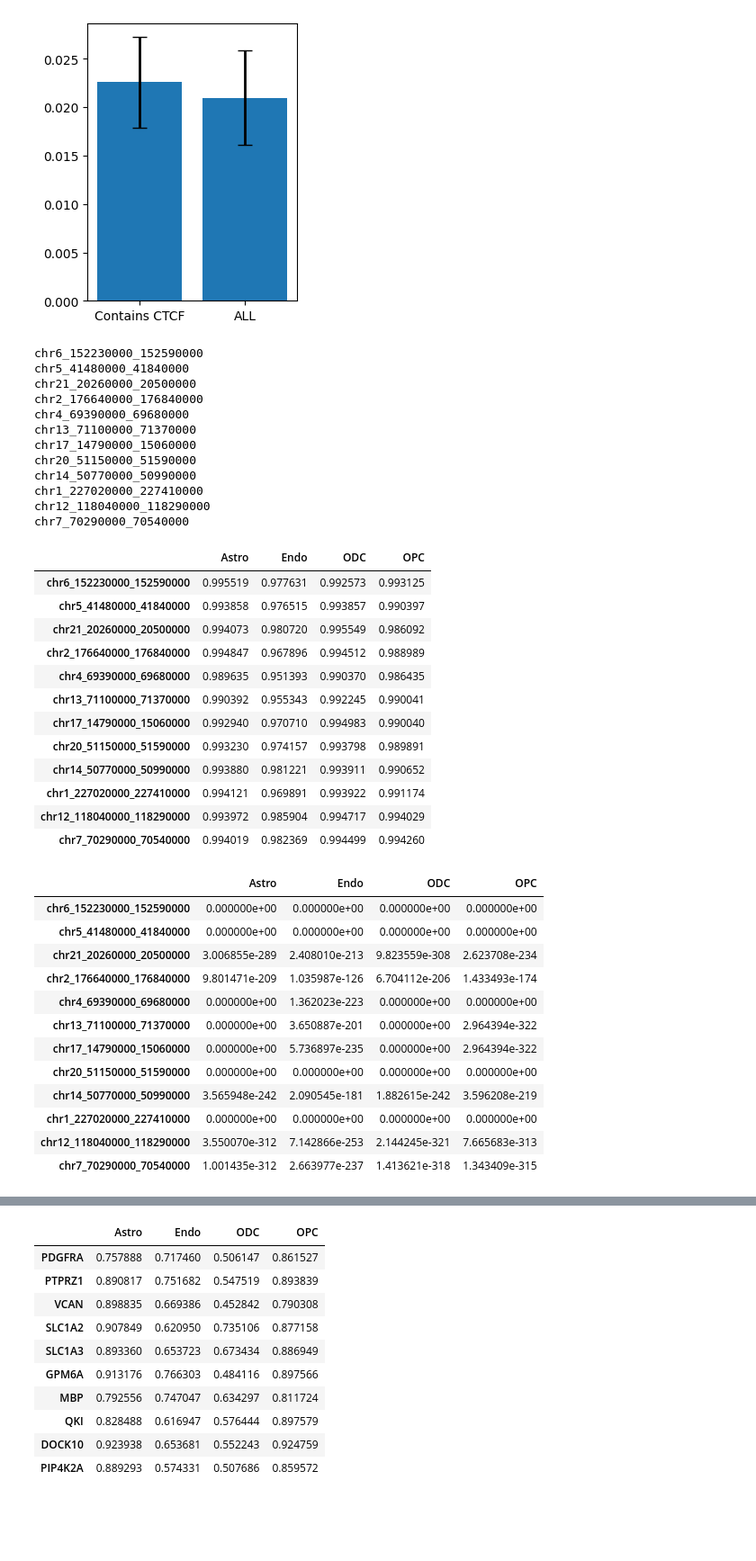
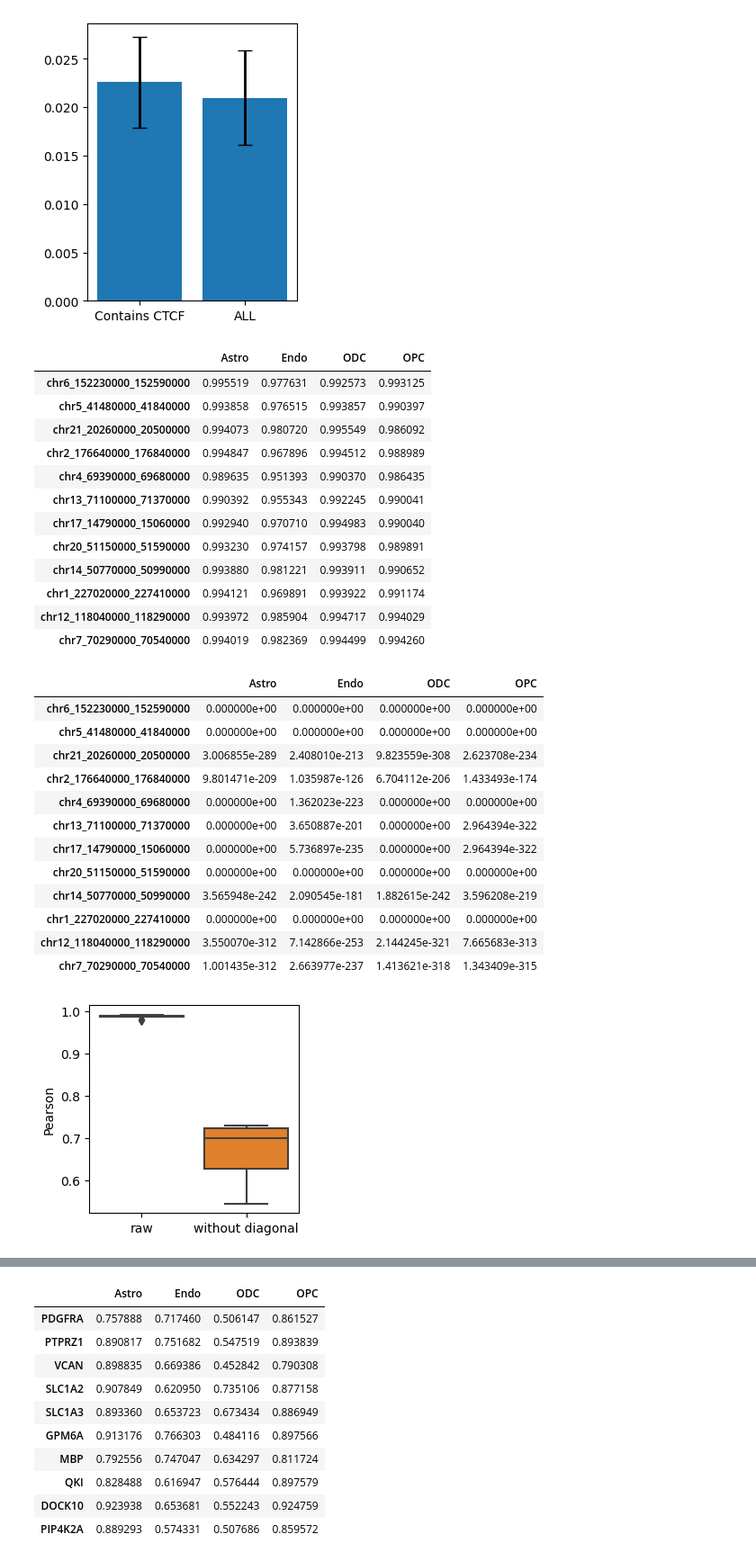
Before and after one commit to 4dglab/SEE, a Jupyter notebook: analyse/RandomAnalysis.ipynb, the cells around one changed output, grey strips where cells are left out. Shown at 90% size. Cells and saved outputs as stored; diff of their text form; code cells hidden in the pictures; blank space fills up the shorter version.

```diff
--- a/analyse/RandomAnalysis.ipynb
+++ b/analyse/RandomAnalysis.ipynb
@@ -258,10 +246,10 @@ plt.show()
 [figure]
 # %%
 eval_set = np.load('/data/liminghong/sclab/sclab/random_test/eval_dataset.npy', allow_pickle=True)
-keep_diagonal_result, keep_diagonal_pvalues = pd.DataFrame(), pd.DataFrame()
+with_diagonal_result, with_diagonal_pvalues = pd.DataFrame(), pd.DataFrame()
 for root, dirs, files in os.walk(dir_path):
     for directory in dirs:
-        print(directory)
+        # print(directory)
         preds = np.load(os.path.join(root, directory, "evaluate.npy"), allow_pickle=True)
 
         _stats, _pvalues = {}, {}
@@ -272,49 +260,52 @@ for root, dirs, files in os.walk(dir_path):
             # print('{}: stat={} pvalue={}'.format(cell_type, _stat, _p))
             _stats[cell_type], _pvalues[cell_type] = [_stat], [_p]
         _stats = pd.DataFrame(_stats, index=[directory])
-        keep_diagonal_result = pd.concat([keep_diagonal_result, _stats])
+        with_diagonal_result = pd.concat([with_diagonal_result, _stats])
         _pvalues = pd.DataFrame(_pvalues, index=[directory])
-        keep_diagonal_pvalues = pd.concat([keep_diagonal_pvalues, _pvalues])
+        with_diagonal_pvalues = pd.concat([with_diagonal_pvalues, _pvalues])
 
-display(keep_diagonal_result)
-display(keep_diagonal_pvalues)
-keep_diagonal_result.to_csv('table_file/domain(keep diagonal count).csv')
+display(with_diagonal_result)
+display(with_diagonal_pvalues)
+with_diagonal_result.to_csv('table_file/domain(with diagonal count).csv')
+
+
+_result, _with_diagonal_result = result[["Astro", "Endo", "ODC", "OPC"]], with_diagonal_result[["Astro", "Endo", "ODC", "OPC"]]
+_result, _with_diagonal_result = _result.mean(axis=1), _with_diagonal_result.mean(axis=1)
+_result, _with_diagonal_result = pd.melt(_result.to_frame()), pd.melt(_with_diagonal_result.to_frame())
+_result["variable"], _with_diagonal_result["variable"] = "without diagonal", "raw"
+
+fig = plt.figure(figsize=(3, 3), facecolor='white')
+sns.boxplot(data=pd.concat([_with_diagonal_result, _result]), x="variable", y="value")
+plt.xlabel("")
+plt.ylabel("Pearson")
+# plt.ylim(0.5, 1)
+plt.savefig('./figure_file/The impact of retaining diagonal count.pdf', format='pdf', bbox_inches='tight')
+plt.show()
 # %% [output]
-chr6_152230000_152590000
-chr5_41480000_41840000
-chr21_20260000_20500000
-chr2_176640000_176840000
-chr4_69390000_69680000
-chr13_71100000_71370000
-chr17_14790000_15060000
-chr20_51150000_51590000
-chr14_50770000_50990000
-chr1_227020000_227410000
-chr12_118040000_118290000
-chr7_70290000_70540000
 |  | Astro | Endo | ODC | OPC |
 | chr6_152230000_152590000 | 0.995519 | 0.977631 | 0.992573 | 0.993125 |
 | chr5_41480000_41840000 | 0.993858 | 0.976515 | 0.993857 | 0.990397 |
 | chr21_20260000_20500000 | 0.994073 | 0.980720 | 0.995549 | 0.986092 |
 | chr2_176640000_176840000 | 0.994847 | 0.967896 | 0.994512 | 0.988989 |
 | chr4_69390000_69680000 | 0.989635 | 0.951393 | 0.990370 | 0.986435 |
 | chr13_71100000_71370000 | 0.990392 | 0.955343 | 0.992245 | 0.990041 |
 | chr17_14790000_15060000 | 0.992940 | 0.970710 | 0.994983 | 0.990040 |
 | chr20_51150000_51590000 | 0.993230 | 0.974157 | 0.993798 | 0.989891 |
 | chr14_50770000_50990000 | 0.993880 | 0.981221 | 0.993911 | 0.990652 |
 | chr1_227020000_227410000 | 0.994121 | 0.969891 | 0.993922 | 0.991174 |
 | chr12_118040000_118290000 | 0.993972 | 0.985904 | 0.994717 | 0.994029 |
 | chr7_70290000_70540000 | 0.994019 | 0.982369 | 0.994499 | 0.994260 |
 |  | Astro | Endo | ODC | OPC |
 | chr6_152230000_152590000 | 0.000000e+00 | 0.000000e+00 | 0.000000e+00 | 0.000000e+00 |
 | chr5_41480000_41840000 | 0.000000e+00 | 0.000000e+00 | 0.000000e+00 | 0.000000e+00 |
 | chr21_20260000_20500000 | 3.006855e-289 | 2.408010e-213 | 9.823559e-308 | 2.623708e-234 |
 | chr2_176640000_176840000 | 9.801471e-209 | 1.035987e-126 | 6.704112e-206 | 1.433493e-174 |
 | chr4_69390000_69680000 | 0.000000e+00 | 1.362023e-223 | 0.000000e+00 | 0.000000e+00 |
 | chr13_71100000_71370000 | 0.000000e+00 | 3.650887e-201 | 0.000000e+00 | 2.964394e-322 |
 | chr17_14790000_15060000 | 0.000000e+00 | 5.736897e-235 | 0.000000e+00 | 2.964394e-322 |
 | chr20_51150000_51590000 | 0.000000e+00 | 0.000000e+00 | 0.000000e+00 | 0.000000e+00 |
 | chr14_50770000_50990000 | 3.565948e-242 | 2.090545e-181 | 1.882615e-242 | 3.596208e-219 |
 | chr1_227020000_227410000 | 0.000000e+00 | 0.000000e+00 | 0.000000e+00 | 0.000000e+00 |
 | chr12_118040000_118290000 | 3.550070e-312 | 7.142866e-253 | 2.144245e-321 | 7.665683e-313 |
 | chr7_70290000_70540000 | 1.001435e-312 | 2.663977e-237 | 1.413621e-318 | 1.343409e-315 |
+[figure, added]
```
Also changed, not shown: parts of 12 cells of this notebook, 19 other files.
